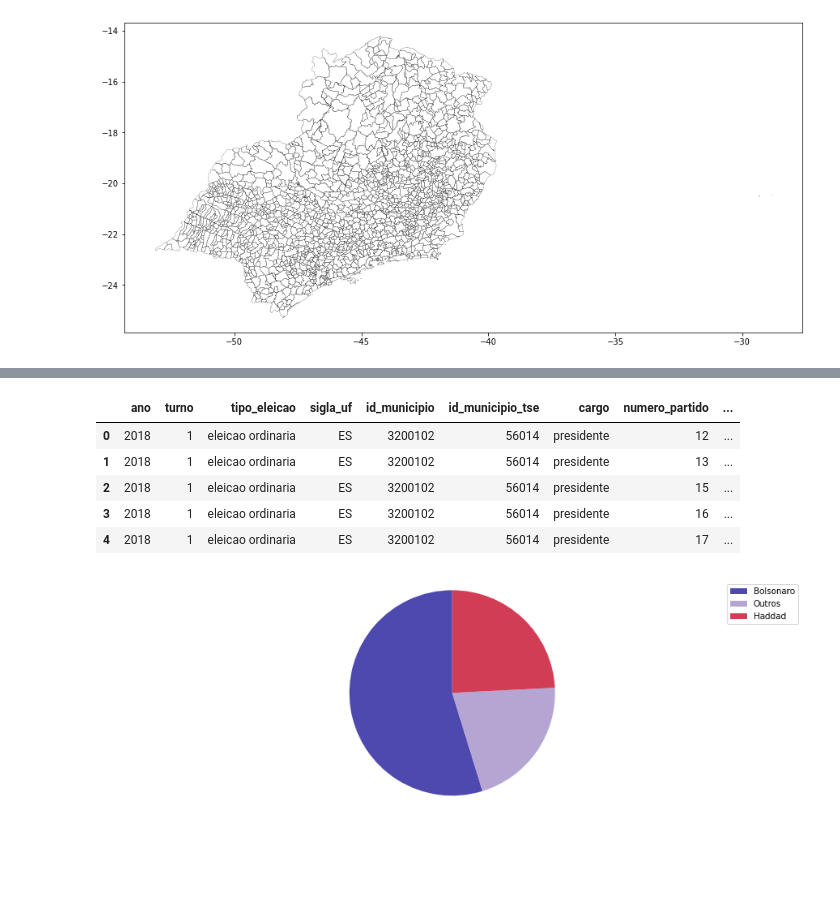
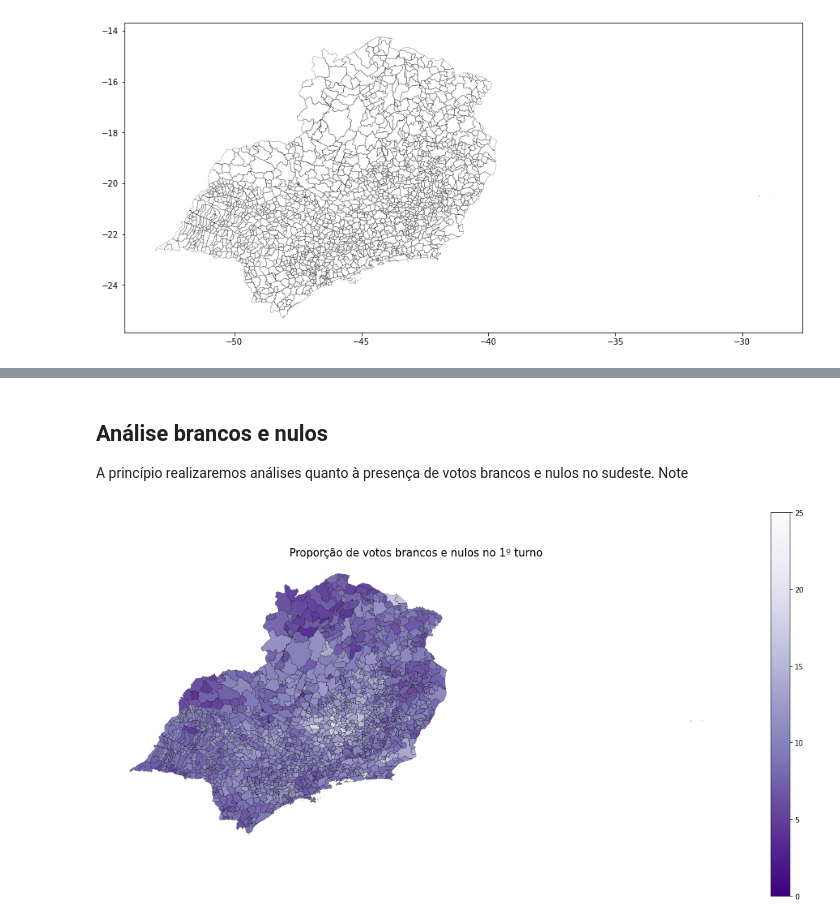
Before and after one commit to anacarolerthal/brazilian-elections-2022, a Jupyter notebook: analysis.ipynb, the cells around one changed output, grey strips where cells are left out. Drawn from its saved outputs; the diff is of its cells as text; code cells hidden in the pictures; blank space fills up the shorter version.

```diff
--- a/analysis.ipynb
+++ b/analysis.ipynb
@@ -118,16 +56,0 @@ plt.show()
-# %%
-# proporçao abstencao 2º turno
-municipio_geometry_sudeste_gpd['proporcao_abstencao'] = 100 - municipio_geometry_sudeste_gpd['proporcao_comparecimento']
-
-fig, ax = plt.subplots(1, figsize=(20, 20))
-ax2 = municipio_geometry_sudeste_gpd.boundary.plot(figsize = (20,20), edgecolor = 'k', linewidth = 0.1, ax = ax)
-ax = municipio_geometry_sudeste_gpd[flt2].plot(column = 'proporcao_abstencao',
-                                        categorical = False,
-                                        legend = True,
-                                        figsize = (20,20),
-                                        ax = ax,
-                                        legend_kwds={'shrink': 0.5},
-                                        cmap = 'Purples'
-                                        )
-ax.set_axis_off()
-plt.show()
@@ -238,34 +56,0 @@ resultados_candidato_municipio = bd.read_sql(query,
-# %%
-resultados_candidato_municipio.head()
-# %% [output]
-|  | ano | turno | tipo_eleicao | sigla_uf | id_municipio | id_municipio_tse | cargo | numero_partido | ... |
-| 0 | 2018 | 1 | eleicao ordinaria | ES | 3200102 | 56014 | presidente | 12 | ... |
-| 1 | 2018 | 1 | eleicao ordinaria | ES | 3200102 | 56014 | presidente | 13 | ... |
-| 2 | 2018 | 1 | eleicao ordinaria | ES | 3200102 | 56014 | presidente | 15 | ... |
-| 3 | 2018 | 1 | eleicao ordinaria | ES | 3200102 | 56014 | presidente | 16 | ... |
-| 4 | 2018 | 1 | eleicao ordinaria | ES | 3200102 | 56014 | presidente | 17 | ... |
-# %%
-# do pie chart of votes by candidate at 1st turn
-
-# make all numero_candidato not in ['13', '17'] to 'outros'
-resultados_candidato_municipio.loc[~resultados_candidato_municipio['numero_candidato'].isin(['13', '17']), 'numero_candidato'] = '14'
-
-# group by numero_candidate and sum votos
-resultados_candidato_municipio = resultados_candidato_municipio.groupby(['numero_candidato']).sum().reset_index()
-
-# sort by votos in descending order
-resultados_candidato_municipio = resultados_candidato_municipio.sort_values(by=['numero_candidato'], ascending=False)
-
-# do  pie chart
-fig, ax = plt.subplots(1, figsize=(15, 5))
-ax.set_facecolor('#E6E6E6')
-ax.pie(resultados_candidato_municipio['votos'], startangle=90,  colors = ['#4E49AF','#B5A5D3','#D13D55'])
-ax.axis('equal')
-sns.despine(left=True, bottom=True)
-
-# show legend
-plt.legend(labels = ['Bolsonaro', 'Outros', 'Haddad'], loc = 'upper right')
-
-plt.show()
-# %% [output]
-[figure, removed]
@@ -301,0 +57,26 @@ plt.show()
+# %% [markdown]
+## Análise brancos e nulos
+
+A princípio realizaremos análises quanto à presença de votos brancos e nulos no sudeste. Note
+# %%
+# proporcao brancos e nulos 1º turno
+
+fig, ax = plt.subplots(1, figsize=(20, 20))
+ax2 = municipio_geometry_sudeste_gpd.boundary.plot(figsize = (20,20), edgecolor = 'k', linewidth = 0.1, ax = ax)
+ax = municipio_geometry_sudeste_gpd[flt1].plot(column = 'proporcao_brancos_nulos',
+                                        categorical = False,
+                                        legend = True,
+                                        figsize = (20,20),
+                                        ax = ax,
+                                        legend_kwds={'shrink': 0.5},
+                                        cmap = 'Purples_r',
+                                        vmin = 0,
+                                        vmax = 25
+                                        )
+ax.set_axis_off()
+# set title
+ax.set_title('Proporção de votos brancos e nulos no 1º turno', fontdict={'fontsize': '15', 'fontweight' : '3'})
+
+plt.show()
+# %% [output]
+[figure, added]
```
Also changed, not shown: parts of 44 cells of this notebook, 5 other files.
